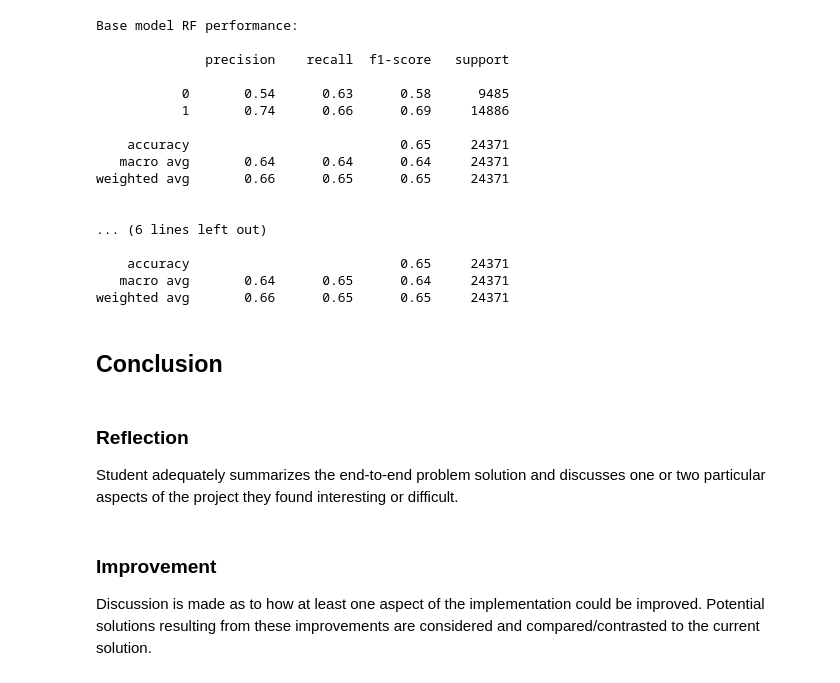
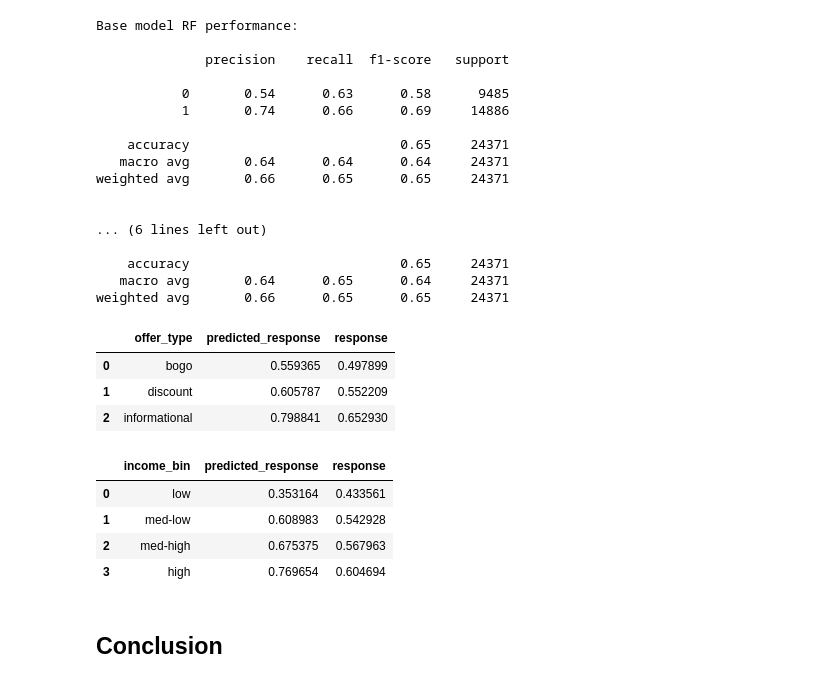
Before and after one commit to arrrunas/starbucks-capstone, a Jupyter notebook: Starbucks_Capstone_final.ipynb, the cells around one changed output. Saved outputs shown, nothing was run; the diff lists cells and outputs as text; code cells hidden in the pictures.

Commit message:
Add exploration of results and summary

```diff
--- a/Starbucks_Capstone_final.ipynb
+++ b/Starbucks_Capstone_final.ipynb
@@ -854,13 +854,29 @@ weighted avg       0.66      0.65      0.65     24371
     accuracy                           0.65     24371
    macro avg       0.64      0.65      0.64     24371
 weighted avg       0.66      0.65      0.65     24371
+# %%
+preds = best_rf_random.predict(X)
+# %%
+predictions_df = pd.DataFrame(data = preds, index = None, columns = ['predicted_response'])
+# %%
+features = master_df[['gender', 'age_bin', 'member_on_year', 'income_bin', 'difficulty', 'duration', 'offer_type',
+              'email', 'mobile', 'social', 'web']]
+# %%
+results = pd.concat([features, predictions_df, y], axis = 1, sort = False)
+# %%
+results.groupby('offer_type')['predicted_response', 'response'].mean().reset_index()
+# %% [output]
+|  | offer_type | predicted_response | response |
+| 0 | bogo | 0.559365 | 0.497899 |
+| 1 | discount | 0.605787 | 0.552209 |
+| 2 | informational | 0.798841 | 0.652930 |
+# %%
+results.groupby('income_bin')['predicted_response', 'response'].mean().reset_index()
+# %% [output]
+|  | income_bin | predicted_response | response |
+| 0 | low | 0.353164 | 0.433561 |
+| 1 | med-low | 0.608983 | 0.542928 |
+| 2 | med-high | 0.675375 | 0.567963 |
+| 3 | high | 0.769654 | 0.604694 |
 # %% [markdown]
 ## Conclusion
-# %% [markdown]
-### Reflection
-
-Student adequately summarizes the end-to-end problem solution and discusses one or two particular aspects of the project they found interesting or difficult.
-# %% [markdown]
-### Improvement
-
-Discussion is made as to how at least one aspect of the implementation could be improved. Potential solutions resulting from these improvements are considered and compared/contrasted to the current solution.
```
Also changed, not shown: parts of 2 cells of this notebook.
